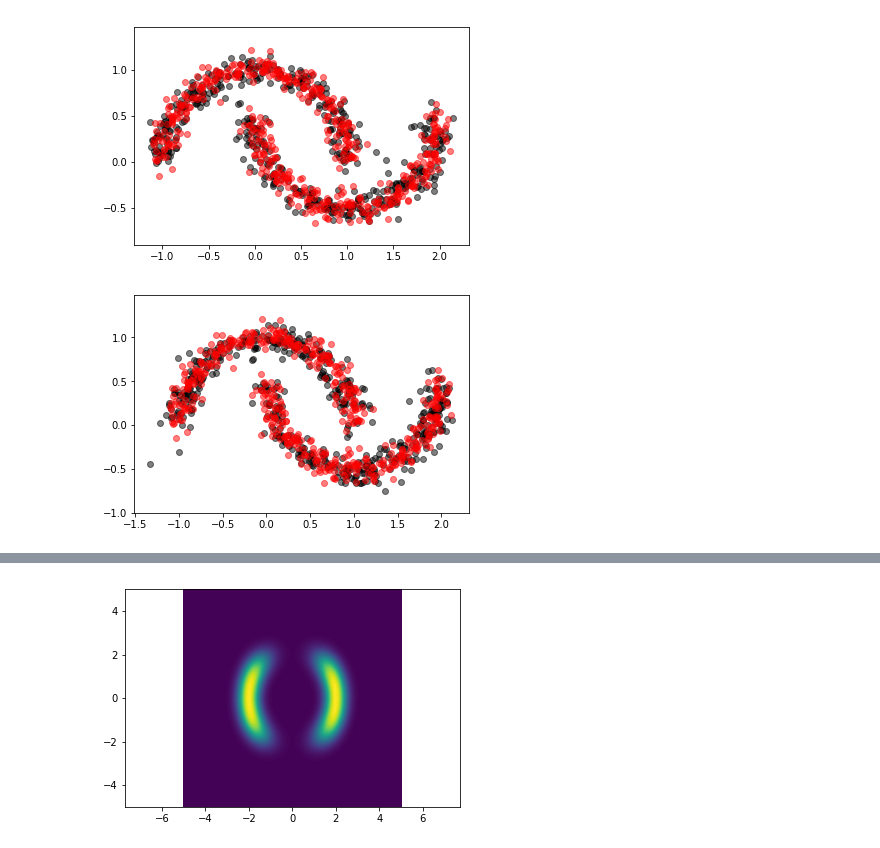
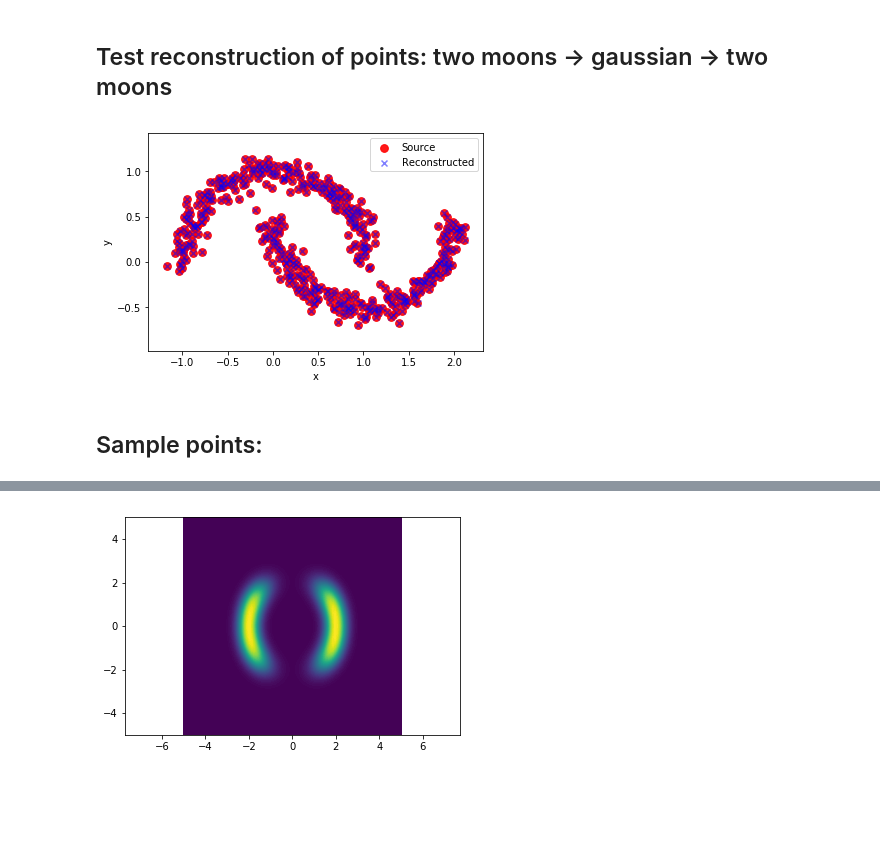
Before and after one commit to kmkolasinski/deep-learning-notes, a Jupyter notebook: seminars/Neural-ODE/3.Continuous_Normalizing_Flow.ipynb, the cells around one changed output, grey strips where cells are left out. Cells and saved outputs as stored; diff of their text form; code cells hidden in the pictures; blank space fills up the shorter version.

```diff
--- a/seminars/Neural-ODE/3.Continuous_Normalizing_Flow.ipynb
+++ b/seminars/Neural-ODE/3.Continuous_Normalizing_Flow.ipynb
@@ -80,9 +85,23 @@ h0_reconstruction = ode.forward(inputs=hN)
-# %%
-x0_rec = h0_reconstruction[:, :2]
-plt.scatter(*x0_rec.numpy().T, color='k', alpha=0.5)
-plt.scatter(*x0.numpy().T, color='r', alpha=0.5)
-_ = plt.axis("equal")
-# %% [output]
-[figure, removed]
+# %% [markdown]
+## Test reconstruction of points: two moons -> gaussian -> two moons
+# %%
+# sample points from two moons
+x0 = tf.to_float(make_moons(n_samples=num_samples, noise=0.08)[0])
+logdet0 = tf.zeros([num_samples, 1])
+h0 = tf.concat([x0, logdet0], axis=1)
+# forward -> backward
+hN = ode.forward(inputs=h0)
+h0_reconstruction, *_ = ode.backward(outputs=hN)
+# %%
+plt.scatter(*x0.numpy().T, color='r', alpha=0.9, label="Source", s=60)
+plt.scatter(*h0_reconstruction[:, :2].numpy().T, color='b', alpha=0.5, marker='x', label="Reconstructed")
+plt.xlabel("x")
+plt.ylabel("y")
+plt.legend()
+_ = plt.axis("equal")
+# %% [output]
+[figure, added]
+# %% [markdown]
+## Sample points:
 # %%
 hN_sample = tf.concat([p0.sample(num_samples), logdet0], axis=1)
@@ -90,7 +108,0 @@ h0_reconstruction = ode.forward(inputs=hN_sample)
-# %%
-x0_rec = h0_reconstruction[:, :2]
-plt.scatter(*x0_rec.numpy().T, color='k', alpha=0.5)
-plt.scatter(*x0.numpy().T, color='r', alpha=0.5)
-_ = plt.axis("equal")
-# %% [output]
-[figure, removed]
```
Also changed, not shown: parts of 32 cells of this notebook, 3 other files.
